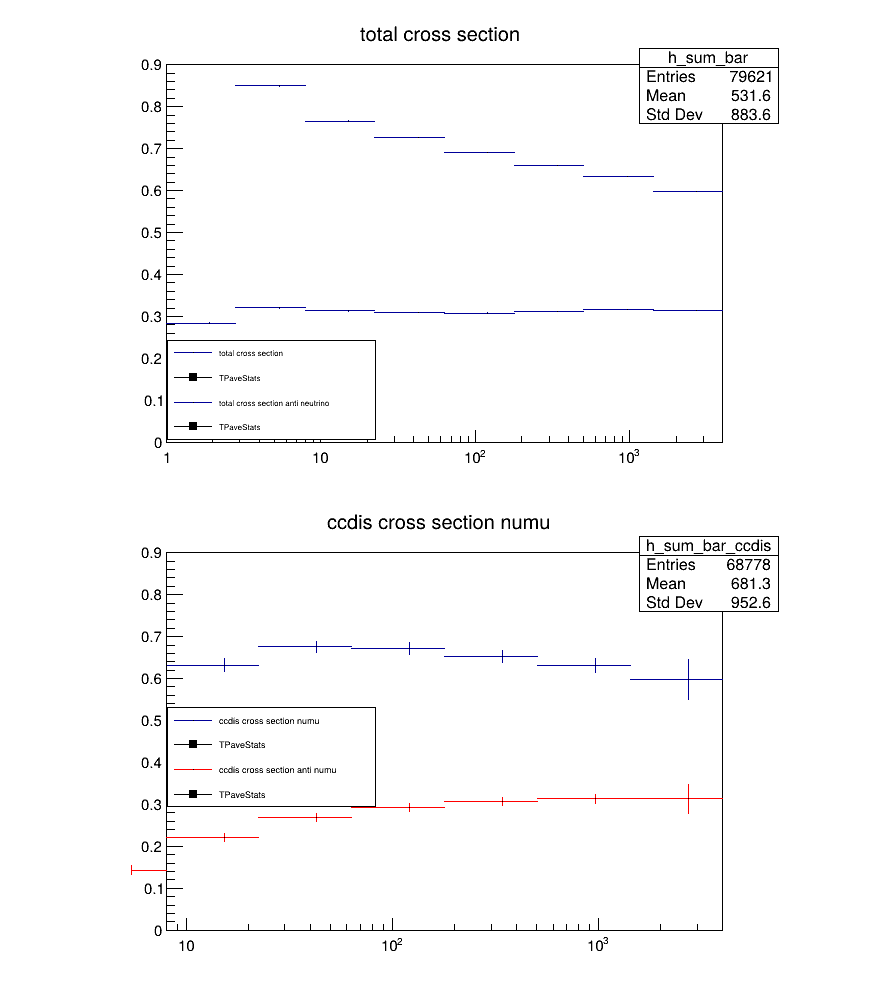
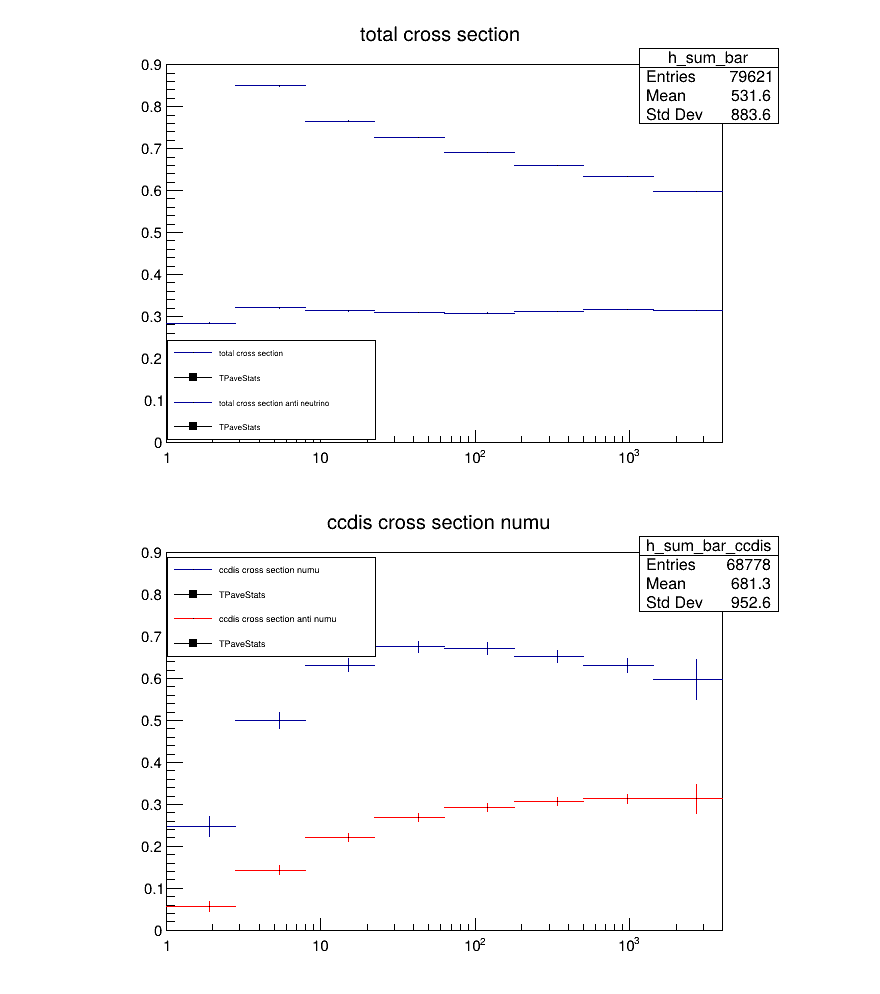
Before and after one commit to antonioiuliano2/macros-ship, a Jupyter notebook: nu_ship_simulations/SumCCCrossSections.ipynb, the cells around one changed output. Drawn from its saved outputs; the diff is of its cells as text; code cells hidden in the pictures.

```diff
--- a/nu_ship_simulations/SumCCCrossSections.ipynb
+++ b/nu_ship_simulations/SumCCCrossSections.ipynb
@@ -292,12 +292,12 @@ for i in range(1, hE_CCDIS_numu_bar.GetNbinsX() + 1):
 # %%
 c_comparison_ccdis = r.TCanvas()
 h_sum_ccdis.Draw("E")
 h_sum_ccdis.SetAxisRange(0,0.9,"Y")
-h_sum_ccdis.SetAxisRange(10,4000.,"X")
+#h_sum_ccdis.SetAxisRange(10,4000.,"X")
 h_sum_bar_ccdis.Draw("SAME && E")
 h_sum_bar_ccdis.SetLineColor(r.kRed)
 c_comparison_ccdis.BuildLegend()
 c_comparison_ccdis.SetLogx()
 c_comparison_ccdis.Draw()
 # %% [output]
-[figure, old version]
+[figure, new version]
```
